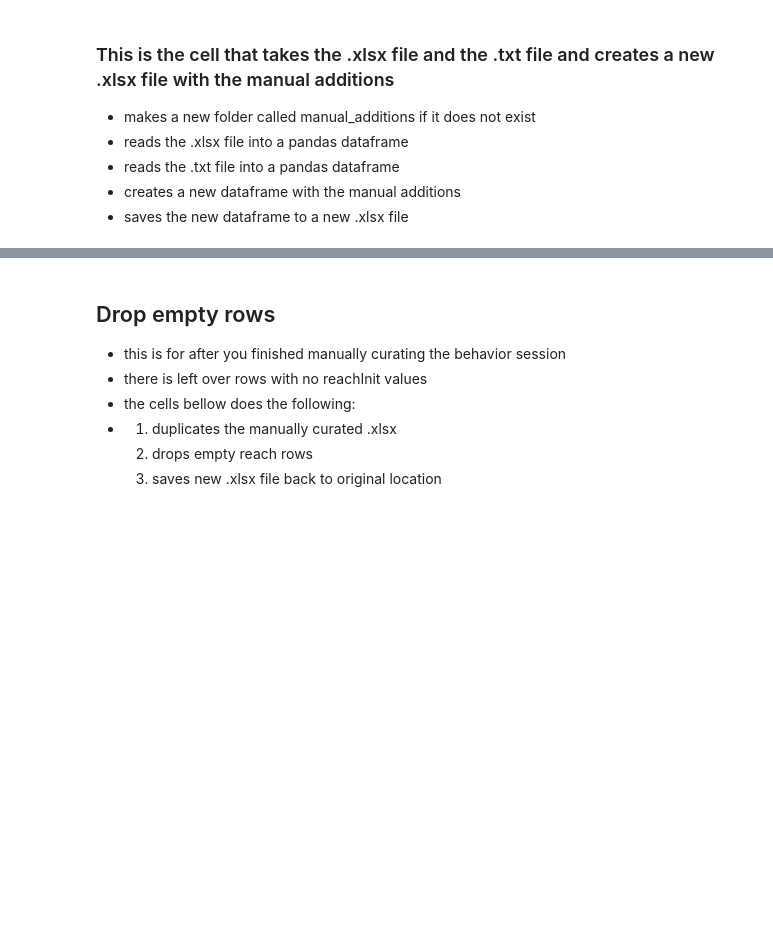
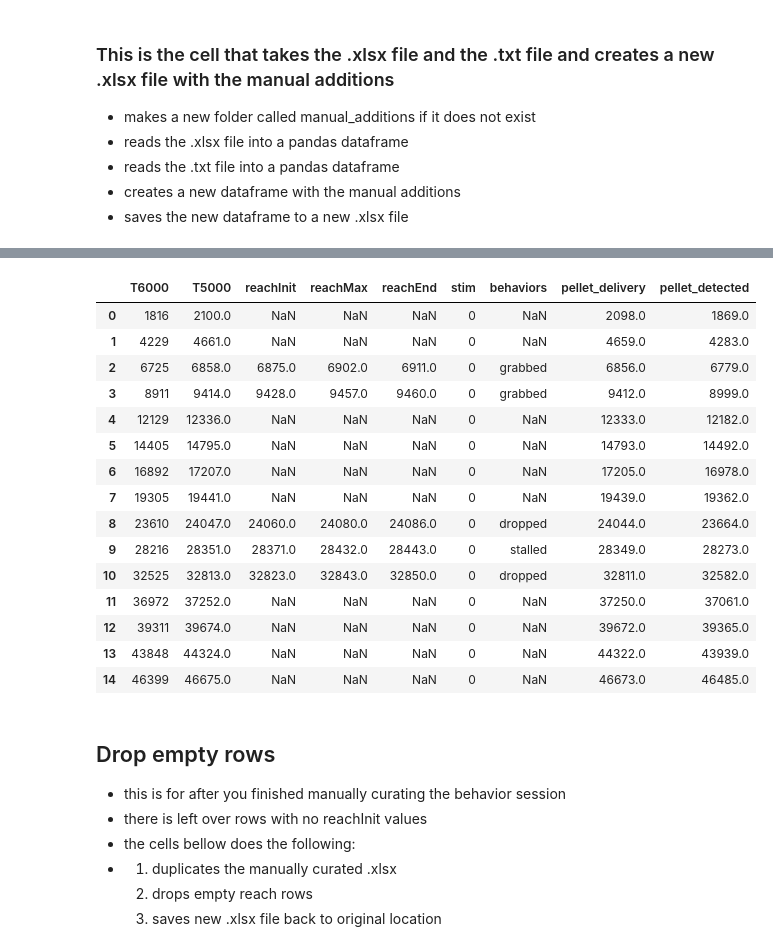
Before and after one commit to granthughes1999/NWB_and_Reaching_analysis, a Jupyter notebook: master/analyze_reach_data/modify_reach_curator_xlsx.ipynb, the cells around one changed output, grey strips where cells are left out. Cells and saved outputs as stored; diff of their text form; code cells hidden in the pictures; blank space fills up the shorter version.

```diff
--- a/master/analyze_reach_data/modify_reach_curator_xlsx.ipynb
+++ b/master/analyze_reach_data/modify_reach_curator_xlsx.ipynb
@@ -294,3 +391,22 @@ df_modified.head(5)
+# %%
+df_added_missing_rows.head(15)
+# %% [output]
+|  | T6000 | T5000 | reachInit | reachMax | reachEnd | stim | behaviors | pellet_delivery | pellet_detected |
+| 0 | 1816 | 2100.0 | NaN | NaN | NaN | 0 | NaN | 2098.0 | 1869.0 |
+| 1 | 4229 | 4661.0 | NaN | NaN | NaN | 0 | NaN | 4659.0 | 4283.0 |
+| 2 | 6725 | 6858.0 | 6875.0 | 6902.0 | 6911.0 | 0 | grabbed | 6856.0 | 6779.0 |
+| 3 | 8911 | 9414.0 | 9428.0 | 9457.0 | 9460.0 | 0 | grabbed | 9412.0 | 8999.0 |
+| 4 | 12129 | 12336.0 | NaN | NaN | NaN | 0 | NaN | 12333.0 | 12182.0 |
+| 5 | 14405 | 14795.0 | NaN | NaN | NaN | 0 | NaN | 14793.0 | 14492.0 |
+| 6 | 16892 | 17207.0 | NaN | NaN | NaN | 0 | NaN | 17205.0 | 16978.0 |
+| 7 | 19305 | 19441.0 | NaN | NaN | NaN | 0 | NaN | 19439.0 | 19362.0 |
+| 8 | 23610 | 24047.0 | 24060.0 | 24080.0 | 24086.0 | 0 | dropped | 24044.0 | 23664.0 |
+| 9 | 28216 | 28351.0 | 28371.0 | 28432.0 | 28443.0 | 0 | stalled | 28349.0 | 28273.0 |
+| 10 | 32525 | 32813.0 | 32823.0 | 32843.0 | 32850.0 | 0 | dropped | 32811.0 | 32582.0 |
+| 11 | 36972 | 37252.0 | NaN | NaN | NaN | 0 | NaN | 37250.0 | 37061.0 |
+| 12 | 39311 | 39674.0 | NaN | NaN | NaN | 0 | NaN | 39672.0 | 39365.0 |
+| 13 | 43848 | 44324.0 | NaN | NaN | NaN | 0 | NaN | 44322.0 | 43939.0 |
+| 14 | 46399 | 46675.0 | NaN | NaN | NaN | 0 | NaN | 46673.0 | 46485.0 |
 # %% [markdown]
 ## Drop empty rows
 - this is for after you finished manually curating the behavior session
```
Also changed, not shown: parts of 18 cells of this notebook, 1 other file.
